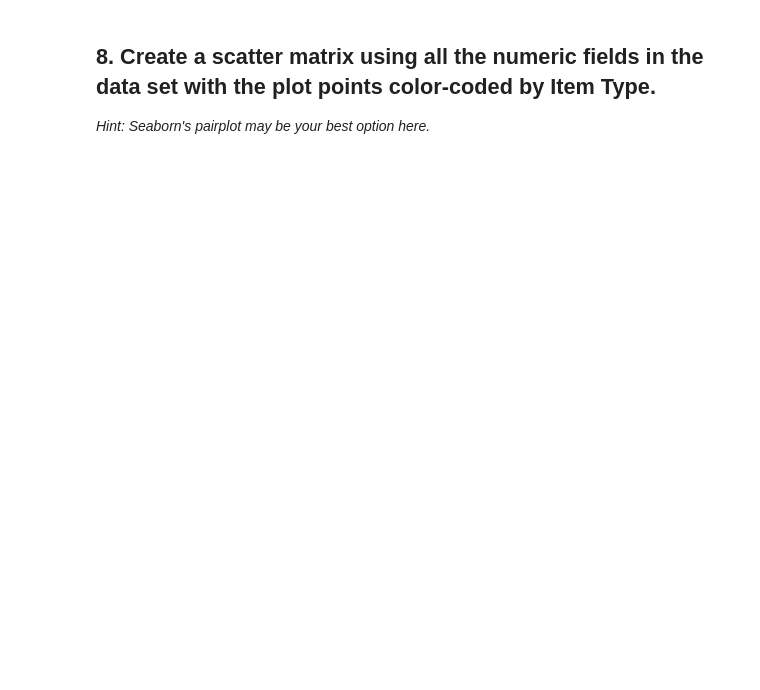
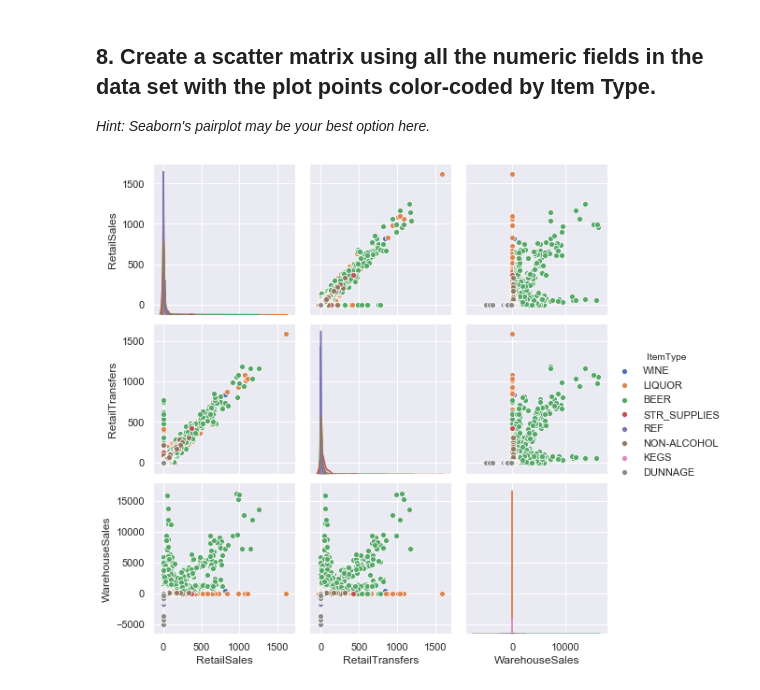
Before and after one commit to ironhack-datalabs/datamad0120, a Jupyter notebook: module-2/lab-plotting-multiple-data-series/your-code/main.ipynb, the cells around one changed output. Saved outputs shown, nothing was run; the diff lists cells and outputs as text; code cells hidden in the pictures; blank space fills up the shorter version.

```diff
--- a/module-2/lab-plotting-multiple-data-series/your-code/main.ipynb
+++ b/module-2/lab-plotting-multiple-data-series/your-code/main.ipynb
@@ -121,3 +127,8 @@ retailSales = data.groupby("ItemType")['RetailSales','Year','Month']
 ## 8. Create a scatter matrix using all the numeric fields in the data set with the plot points color-coded by Item Type.
 
 *Hint: Seaborn's pairplot may be your best option here.*
+# %%
+ScatterMatrix = data.drop(columns=['Year','Month'])
+g = sns.pairplot(ScatterMatrix, hue="ItemType")
+# %% [output]
+[figure, added]
```
Also changed, not shown: parts of 1 cell of this notebook.
